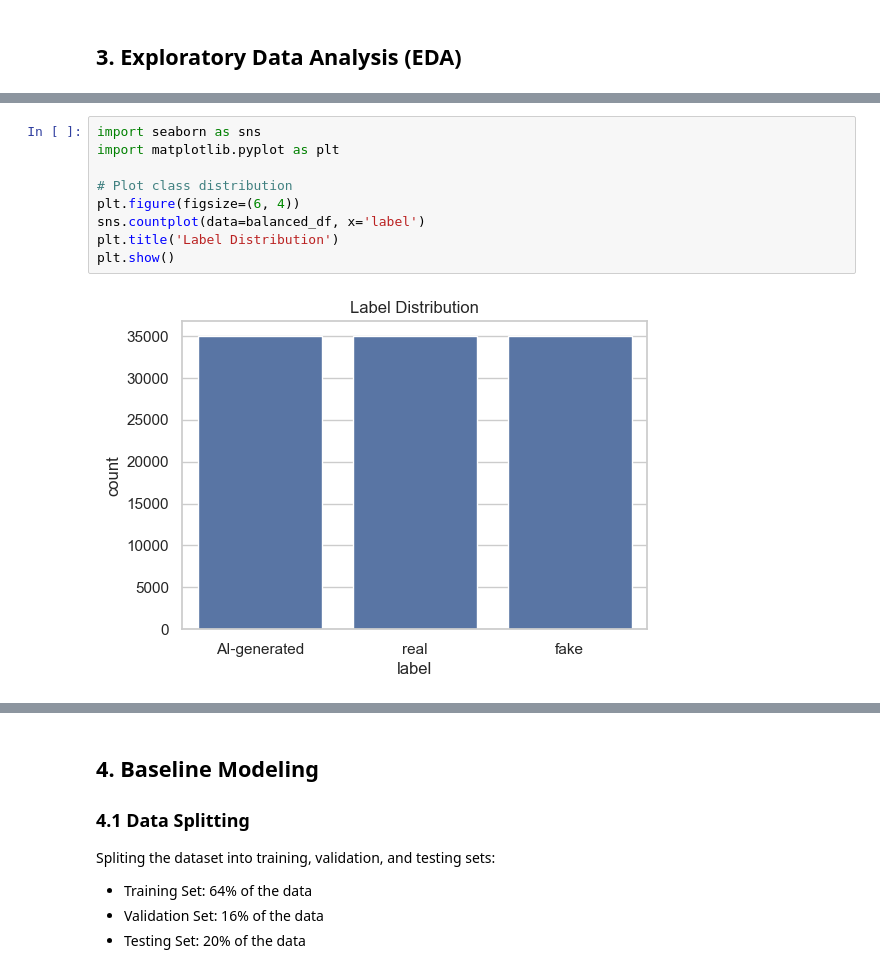
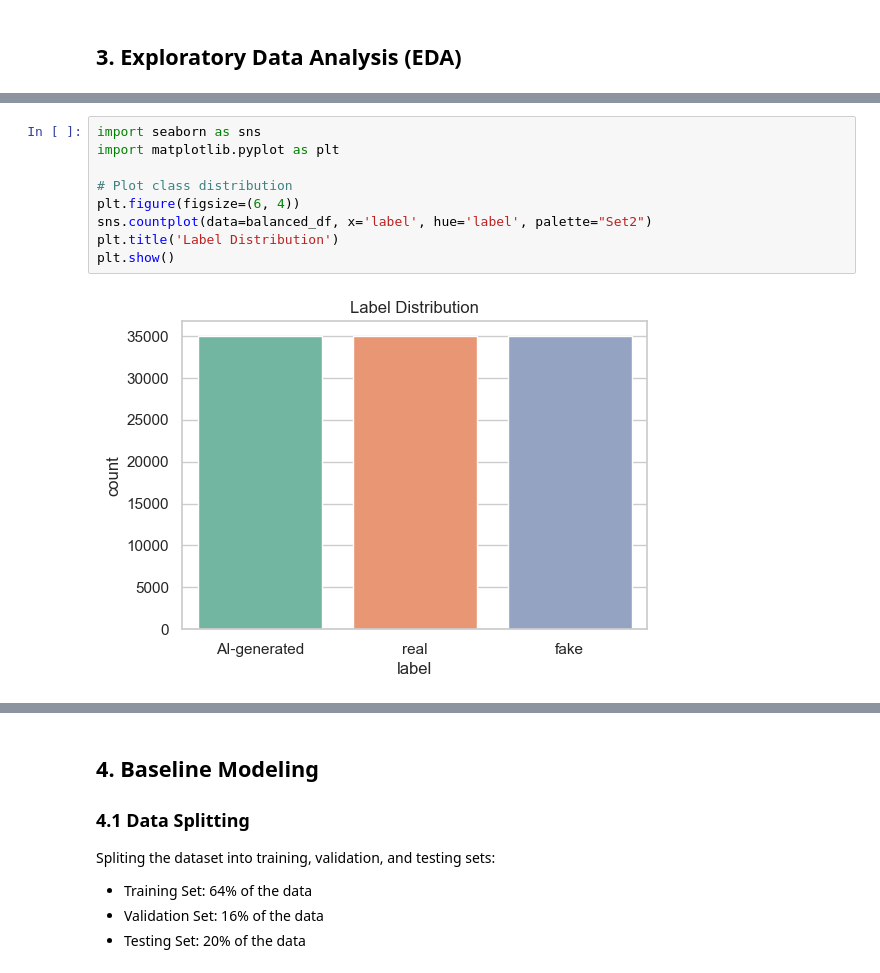
Before and after one commit to yasmine-11/FP-Fake-News-Detection, a Jupyter notebook: Fake-News-Detection.ipynb, the cells around one changed output, grey strips where cells are left out. Drawn from its saved outputs; the diff is of its cells as text.

```diff
--- a/Fake-News-Detection.ipynb
+++ b/Fake-News-Detection.ipynb
@@ -710,14 +709,14 @@ dtype: int64
 # %%
 import seaborn as sns
 import matplotlib.pyplot as plt
 
 # Plot class distribution
 plt.figure(figsize=(6, 4))
-sns.countplot(data=balanced_df, x='label')
+sns.countplot(data=balanced_df, x='label', hue='label', palette="Set2")
 plt.title('Label Distribution')
 plt.show()
 # %% [output]
-[figure, old version]
+[figure, new version]
 # %%
 # Plot text length vs label
 plt.figure(figsize=(6, 4))
```
Also changed, not shown: parts of 20 cells of this notebook.
